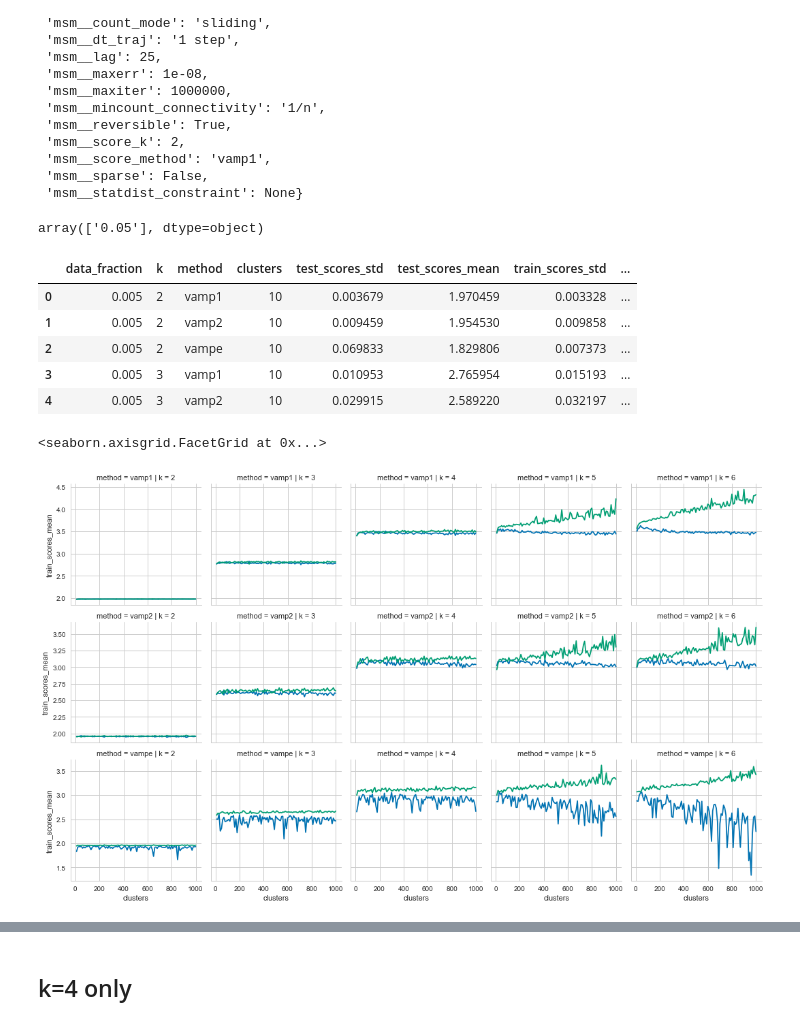
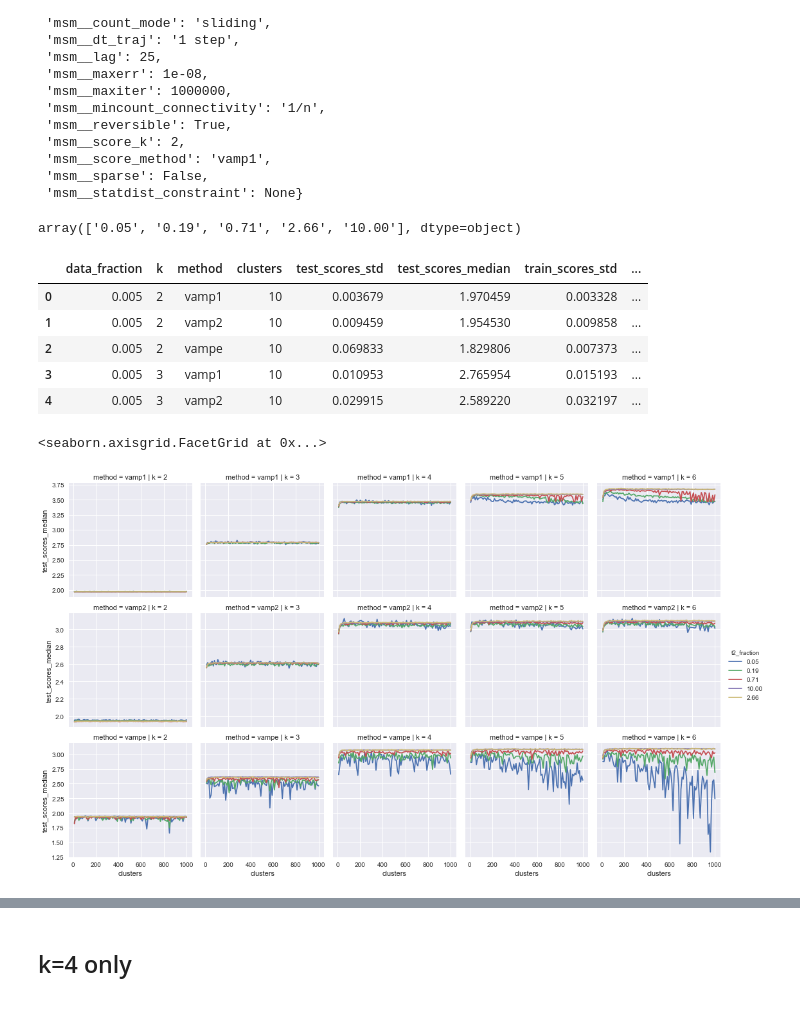
Before and after one commit to RobertArbon/four_well_analysis, a Jupyter notebook: QuadWell/Results-ShuffleSplit.ipynb, the cells around one changed output, grey strips where cells are left out. Saved outputs shown, nothing was run; the diff lists cells and outputs as text; code cells hidden in the pictures.

```diff
--- a/QuadWell/Results-ShuffleSplit.ipynb
+++ b/QuadWell/Results-ShuffleSplit.ipynb
@@ -11,15 +11,15 @@ frac_min, frac_max = 0.005, 1
 fractions = [x for x in np.logspace(np.log10(frac_min), np.log10(frac_max), 5)]
 result_dirs = ['data/{:05.1f}pc'.format(x*100) for x in fractions]
 
-# all_dfs = []
-# for i, result_dir in enumerate(result_dirs):
-#     df = Config(join(result_dir, 'config.yaml')).trial_results()
-#     df['data_fraction'] = fractions[i]
-#     all_dfs.append(df)
+all_dfs = []
+for i, result_dir in enumerate(result_dirs):
+    df = Config(join(result_dir, 'config.yaml')).trial_results()
+    df['data_fraction'] = fractions[i]
+    all_dfs.append(df)
 
-# df = pd.concat(all_dfs)
-i = 0
-result_dir = result_dirs[i]
-df = Config(join(result_dir, 'config-shuffle.yaml')).trial_results()
-df['data_fraction'] = fractions[i]
+df = pd.concat(all_dfs)
+# i = 0
+# result_dir = result_dirs[i]
+# df = Config(join(result_dir, 'config-shuffle.yaml')).trial_results()
+# df['data_fraction'] = fractions[i]
 # %% [output]
@@ -71,30 +79,30 @@ del df['parameters']
 # %%
 for x in ['test', 'train']:
     df[x+'_scores_std'] = df[x+'_scores'].apply(lambda x: np.std(x))
-    df[x+'_scores_mean'] = df[x+'_scores'].apply(lambda x: np.median(x))
+    df[x+'_scores_median'] = df[x+'_scores'].apply(lambda x: np.median(x))
     del df[x+'_scores']
 # %%
 df['t2_fraction'] = df['data_fraction'].apply(lambda x: '{:4.2f}'.format(x*10))
 df['t2_fraction'].unique()
 # %% [output]
-array(['0.05'], dtype=object)
+array(['0.05', '0.19', '0.71', '2.66', '10.00'], dtype=object)
 # %%
 
 df.rename(columns={'msm__score_k': 'k', 'msm__score_method': 'method','cluster__n_bins_per_feature': 'clusters'},
          inplace=True)
 df.head()
 # %% [output]
-|  | data_fraction | k | method | clusters | test_scores_std | test_scores_mean | train_scores_std | ... |
+|  | data_fraction | k | method | clusters | test_scores_std | test_scores_median | train_scores_std | ... |
 | 0 | 0.005 | 2 | vamp1 | 10 | 0.003679 | 1.970459 | 0.003328 | ... |
 | 1 | 0.005 | 2 | vamp2 | 10 | 0.009459 | 1.954530 | 0.009858 | ... |
 | 2 | 0.005 | 2 | vampe | 10 | 0.069833 | 1.829806 | 0.007373 | ... |
 | 3 | 0.005 | 3 | vamp1 | 10 | 0.010953 | 2.765954 | 0.015193 | ... |
 | 4 | 0.005 | 3 | vamp2 | 10 | 0.029915 | 2.589220 | 0.032197 | ... |
 # %%
-cols = sns.color_palette('colorblind')
-g = sns.FacetGrid(data=df, row='method', col='k', sharey='row')
-g.map(plt.plot, 'clusters', 'test_scores_mean', alpha=1, color=cols[0])
-g.map(plt.plot, 'clusters', 'train_scores_mean', alpha=1, color=cols[1])
+# cols = sns.color_palette('colorblind')
+g = sns.FacetGrid(data=df, row='method', col='k', hue='t2_fraction', sharey='row')
+g.map(plt.plot, 'clusters', 'test_scores_median', alpha=1).add_legend()
+# g.map(plt.plot, 'clusters', 'train_scores_mean', alpha=1, color=cols[1])
 # %% [output]
 <seaborn.axisgrid.FacetGrid at 0x...>
-[figure, old version]
+[figure, new version]
```
Also changed, not shown: parts of 10 cells of this notebook, 3 other files.
